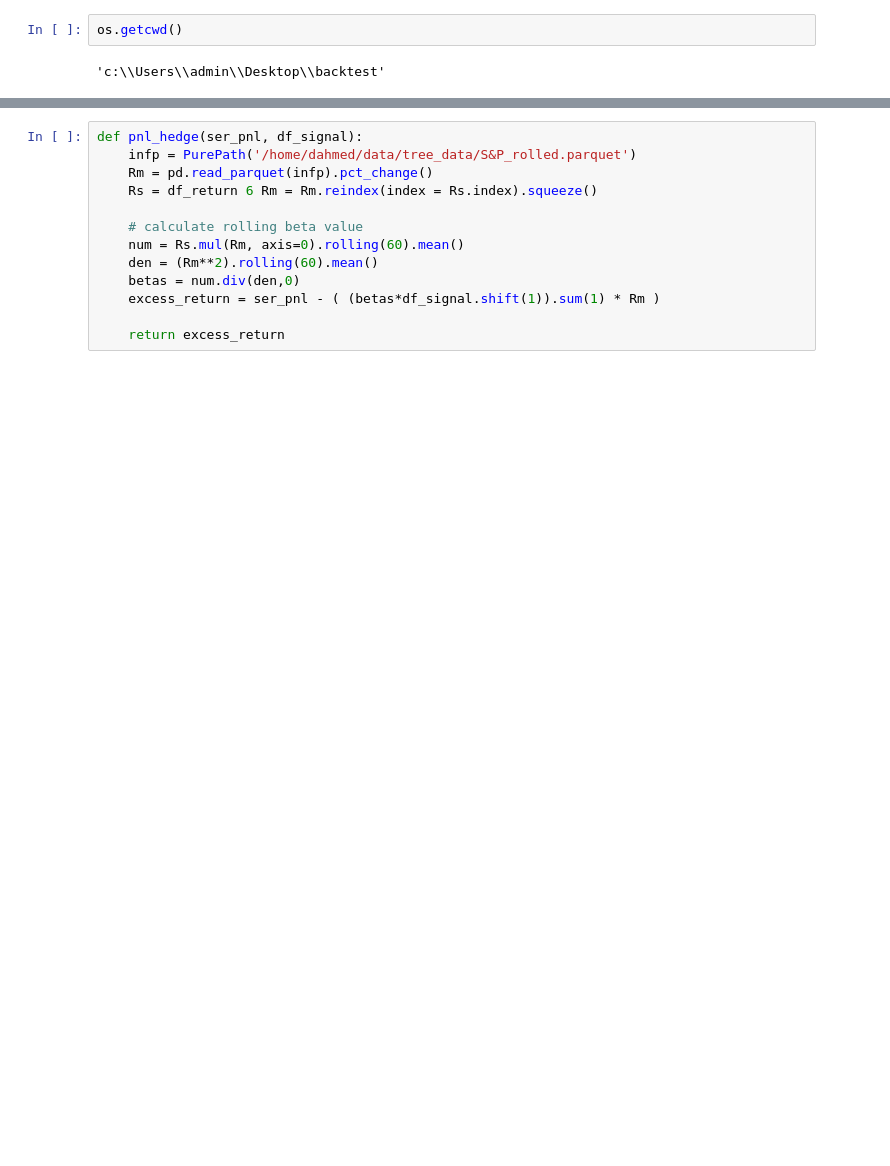
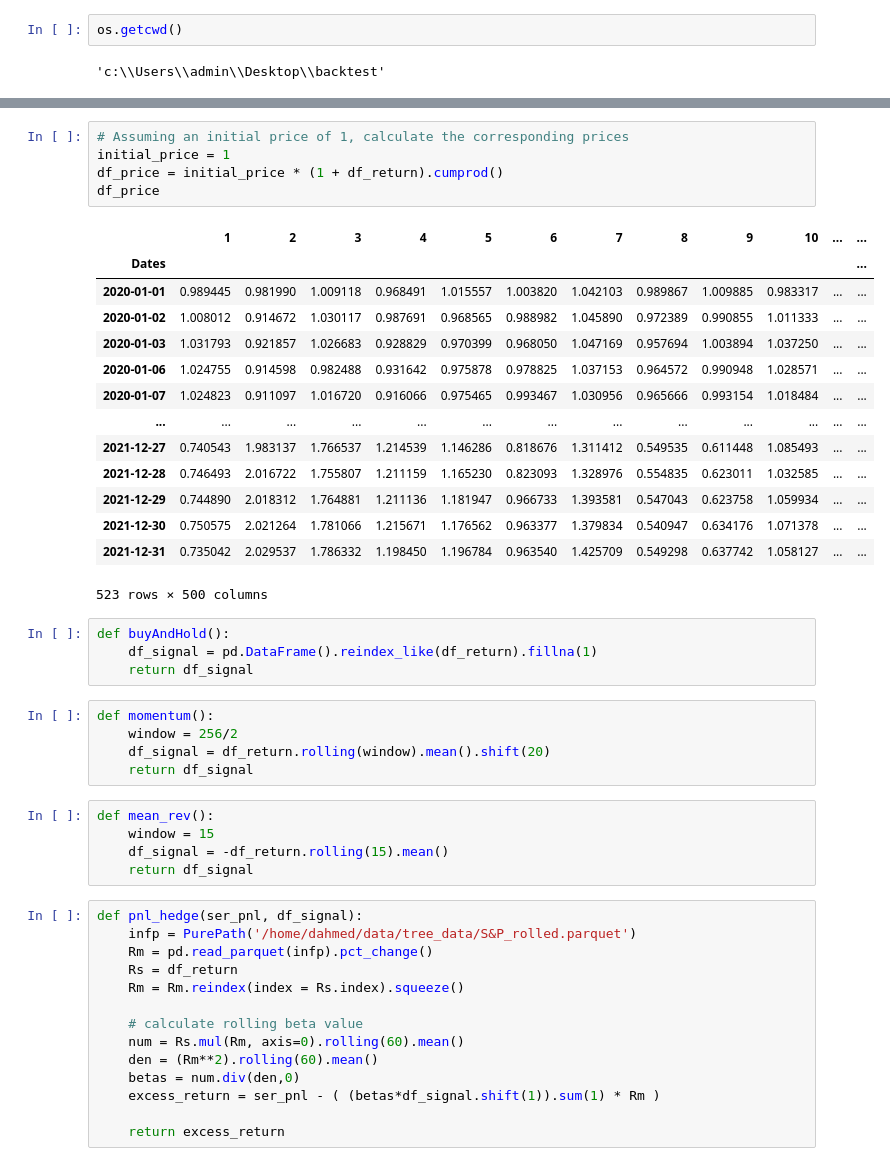
Before and after one commit to da462/backtest, a Jupyter notebook: backtest.ipynb, the cells around one changed output, grey strips where cells are left out. Cells and saved outputs as stored; diff of their text form; blank space fills up the shorter version.

```diff
--- a/backtest.ipynb
+++ b/backtest.ipynb
@@ -27,8 +31,43 @@ DatetimeIndex(['2020-01-01', '2020-01-02', '2020-01-03', '2020-01-06',
+# %%
+# Assuming an initial price of 1, calculate the corresponding prices
+initial_price = 1
+df_price = initial_price * (1 + df_return).cumprod()
+df_price
+# %% [output]
+|  | 1 | 2 | 3 | 4 | 5 | 6 | 7 | 8 | 9 | 10 | ... | ... |
+| Dates |  |  |  |  |  |  |  |  |  |  |  | ... |
+| 2020-01-01 | 0.989445 | 0.981990 | 1.009118 | 0.968491 | 1.015557 | 1.003820 | 1.042103 | 0.989867 | 1.009885 | 0.983317 | ... | ... |
+| 2020-01-02 | 1.008012 | 0.914672 | 1.030117 | 0.987691 | 0.968565 | 0.988982 | 1.045890 | 0.972389 | 0.990855 | 1.011333 | ... | ... |
+| 2020-01-03 | 1.031793 | 0.921857 | 1.026683 | 0.928829 | 0.970399 | 0.968050 | 1.047169 | 0.957694 | 1.003894 | 1.037250 | ... | ... |
+| 2020-01-06 | 1.024755 | 0.914598 | 0.982488 | 0.931642 | 0.975878 | 0.978825 | 1.037153 | 0.964572 | 0.990948 | 1.028571 | ... | ... |
+| 2020-01-07 | 1.024823 | 0.911097 | 1.016720 | 0.916066 | 0.975465 | 0.993467 | 1.030956 | 0.965666 | 0.993154 | 1.018484 | ... | ... |
+| ... | ... | ... | ... | ... | ... | ... | ... | ... | ... | ... | ... | ... |
+| 2021-12-27 | 0.740543 | 1.983137 | 1.766537 | 1.214539 | 1.146286 | 0.818676 | 1.311412 | 0.549535 | 0.611448 | 1.085493 | ... | ... |
+| 2021-12-28 | 0.746493 | 2.016722 | 1.755807 | 1.211159 | 1.165230 | 0.823093 | 1.328976 | 0.554835 | 0.623011 | 1.032585 | ... | ... |
+| 2021-12-29 | 0.744890 | 2.018312 | 1.764881 | 1.211136 | 1.181947 | 0.966733 | 1.393581 | 0.547043 | 0.623758 | 1.059934 | ... | ... |
+| 2021-12-30 | 0.750575 | 2.021264 | 1.781066 | 1.215671 | 1.176562 | 0.963377 | 1.379834 | 0.540947 | 0.634176 | 1.071378 | ... | ... |
+| 2021-12-31 | 0.735042 | 2.029537 | 1.786332 | 1.198450 | 1.196784 | 0.963540 | 1.425709 | 0.549298 | 0.637742 | 1.058127 | ... | ... |
+523 rows × 500 columns
+# %%
+def buyAndHold():
+    df_signal = pd.DataFrame().reindex_like(df_return).fillna(1)
+    return df_signal
+# %%
+def momentum():
+    window = 256/2
+    df_signal = df_return.rolling(window).mean().shift(20)
+    return df_signal
+# %%
+def mean_rev():
+    window = 15
+    df_signal = -df_return.rolling(15).mean()
+    return df_signal
 # %%
 def pnl_hedge(ser_pnl, df_signal):
     infp = PurePath('/home/dahmed/data/tree_data/S&P_rolled.parquet')
     Rm = pd.read_parquet(infp).pct_change()
-    Rs = df_return 6 Rm = Rm.reindex(index = Rs.index).squeeze()
+    Rs = df_return
+    Rm = Rm.reindex(index = Rs.index).squeeze()
 
     # calculate rolling beta value
     num = Rs.mul(Rm, axis=0).rolling(60).mean()
```
Also changed, not shown: parts of 7 cells of this notebook.
